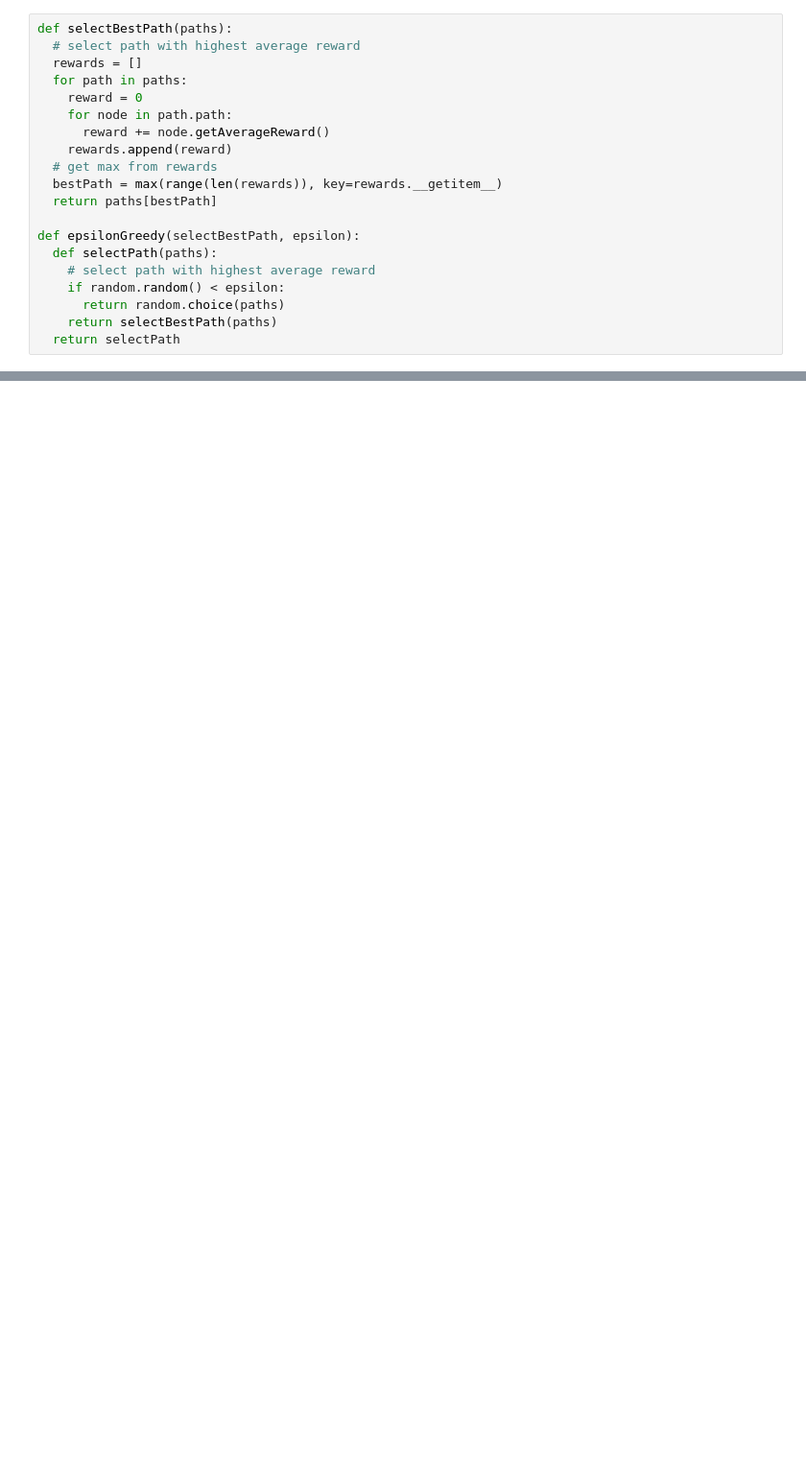
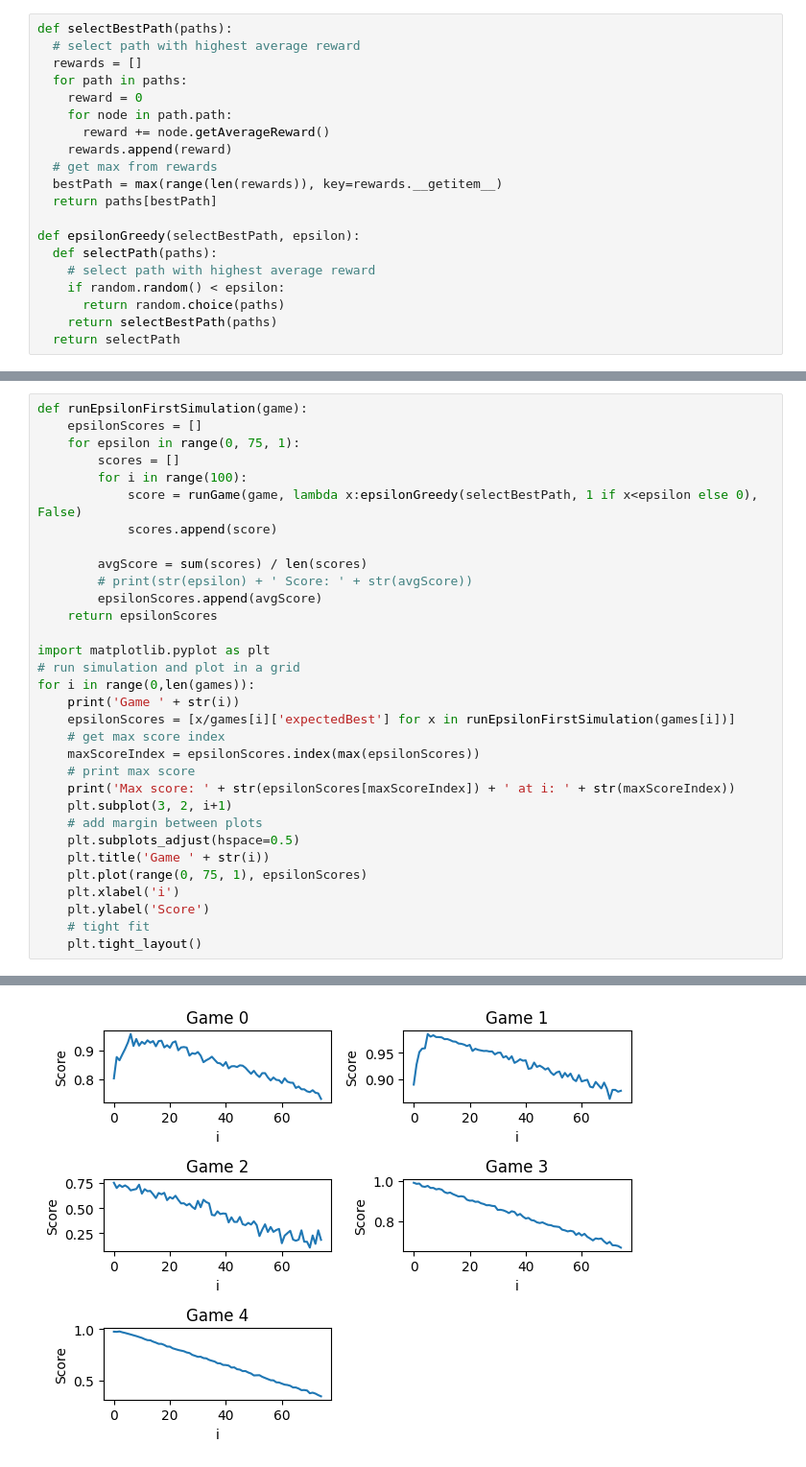
Before and after one commit to hci-gu/markovai, a Jupyter notebook: play.ipynb, the cells around one changed output, grey strips where cells are left out. Shown at 96% size. Cells and saved outputs as stored; diff of their text form; blank space fills up the shorter version.

```diff
--- a/play.ipynb
+++ b/play.ipynb
@@ -151,0 +178,33 @@ def runEpsilonGreedySimulation(game):
+# %%
+def runEpsilonFirstSimulation(game):
+    epsilonScores = []
+    for epsilon in range(0, 75, 1):
+        scores = []
+        for i in range(100):
+            score = runGame(game, lambda x:epsilonGreedy(selectBestPath, 1 if x<epsilon else 0), False)
+            scores.append(score)
+
+        avgScore = sum(scores) / len(scores)
+        # print(str(epsilon) + ' Score: ' + str(avgScore))
+        epsilonScores.append(avgScore)
+    return epsilonScores
+
+import matplotlib.pyplot as plt
+# run simulation and plot in a grid
+for i in range(0,len(games)):
+    print('Game ' + str(i))
+    epsilonScores = [x/games[i]['expectedBest'] for x in runEpsilonFirstSimulation(games[i])]
+    # get max score index
+    maxScoreIndex = epsilonScores.index(max(epsilonScores))
+    # print max score
+    print('Max score: ' + str(epsilonScores[maxScoreIndex]) + ' at i: ' + str(maxScoreIndex))
+    plt.subplot(3, 2, i+1)
+    # add margin between plots
+    plt.subplots_adjust(hspace=0.5)
+    plt.title('Game ' + str(i))
+    plt.plot(range(0, 75, 1), epsilonScores)
+    plt.xlabel('i')
+    plt.ylabel('Score')
+    # tight fit
+    plt.tight_layout()
+# %% [output]
@@ -152 +221,2 @@ def runEpsilonGreedySimulation(game):
+[figure, added]
 # %%
```
Also changed, not shown: parts of 11 cells of this notebook, 1 other file.
